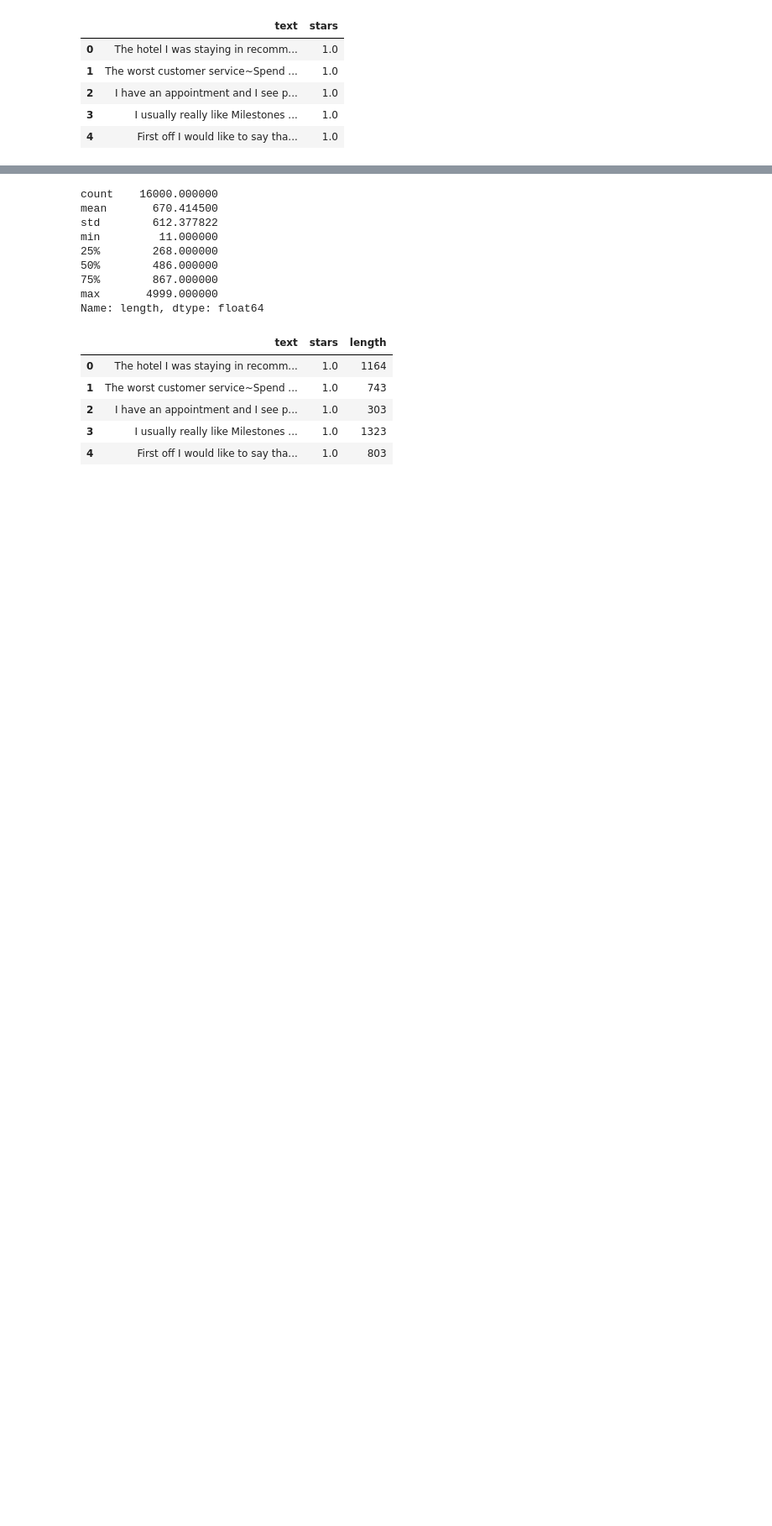
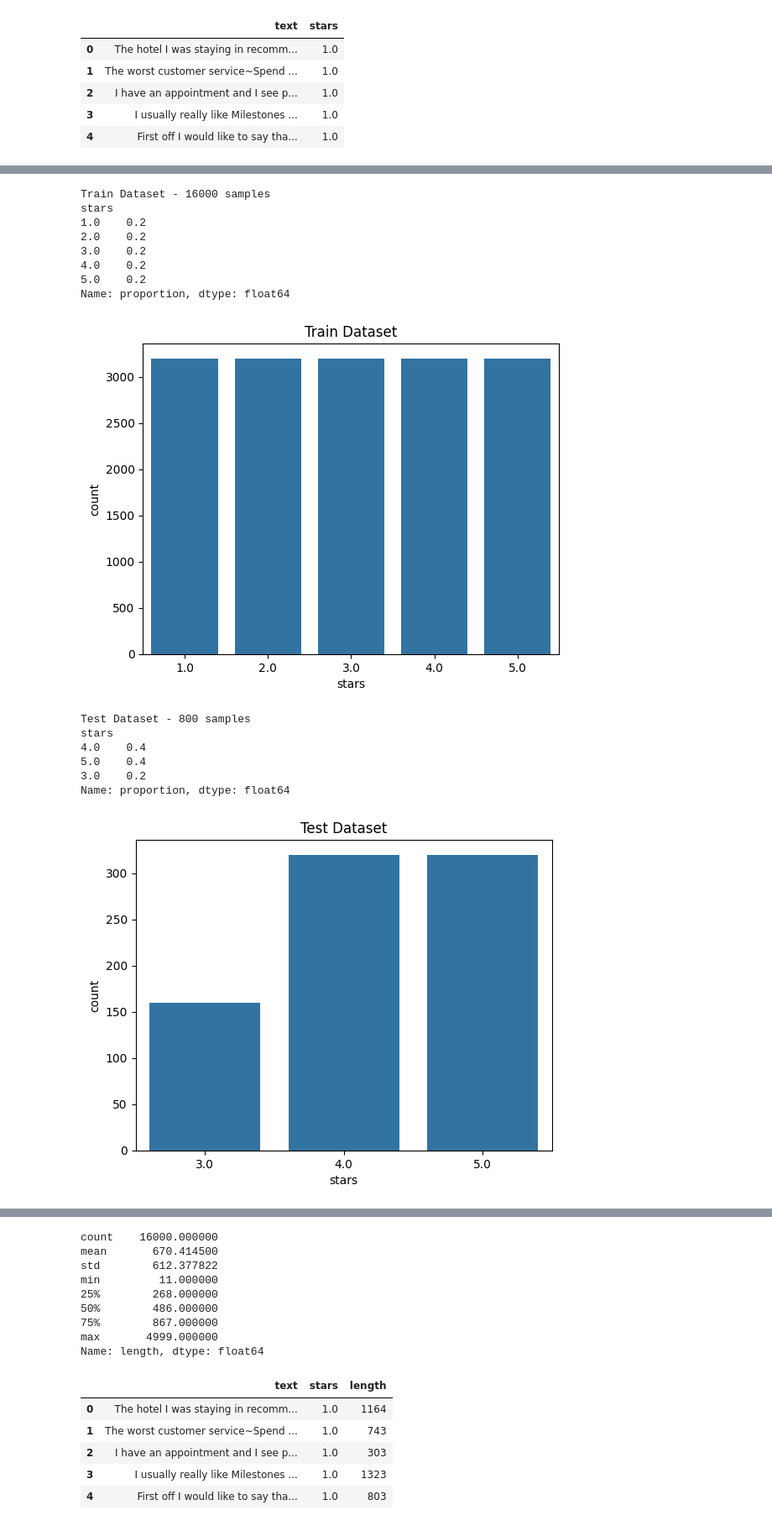
Before and after one commit to carlopizzuto/4375-HW2, a Jupyter notebook: eda.ipynb, the cells around one changed output, grey strips where cells are left out. Shown at 84% size. Saved outputs shown, nothing was run; the diff lists cells and outputs as text; code cells hidden in the pictures; blank space fills up the shorter version.

```diff
--- a/eda.ipynb
+++ b/eda.ipynb
@@ -6,10 +6,16 @@ import matplotlib.pyplot as plt
 import seaborn as sns
 # %%
 with open('./data/training.json', 'r') as f:
-    data = json.load(f)
+    train = json.load(f)
+
+with open('./data/test.json', 'r') as f:
+    test = json.load(f)
+
+with open('./data/validation.json', 'r') as f:
+    validation = json.load(f)
 # %%
-df = pd.DataFrame(data)
-df.head()
+df_train = pd.DataFrame(train)
+df_train.head()
 # %% [output]
 |  | text | stars |
 | 0 | The hotel I was staying in recomm... | 1.0 |
@@ -28,0 +26,3 @@ sns.countplot(data=df, x='stars');
+# %%
+df_test = pd.DataFrame(test)
+df_test.head()
@@ -28,0 +36,3 @@ sns.countplot(data=df, x='stars');
+# %%
+df_validation = pd.DataFrame(validation)
+df_validation.head()
@@ -28,0 +46,28 @@ sns.countplot(data=df, x='stars');
+# %%
+dfs = [df_train, df_test, df_validation]
+labels = ["Train", "Test", "Validation"]
+
+for i, df in enumerate(dfs):
+    print(f"{labels[i]} Dataset - {df.shape[0]} samples")
+    print(df['stars'].value_counts(normalize=True))
+    df['length'] = df['text'].apply(len)
+    sns.countplot(data=df, x='stars')
+    plt.title(f"{labels[i]} Dataset")
+    plt.show()
+# %% [output]
+Train Dataset - 16000 samples
+stars
+1.0    0.2
+2.0    0.2
+3.0    0.2
+4.0    0.2
+5.0    0.2
+Name: proportion, dtype: float64
+[figure, added]
+Test Dataset - 800 samples
+stars
+4.0    0.4
+5.0    0.4
+3.0    0.2
+Name: proportion, dtype: float64
+[figure, added]
```
Also changed, not shown: parts of 5 cells of this notebook, 2 other files.
